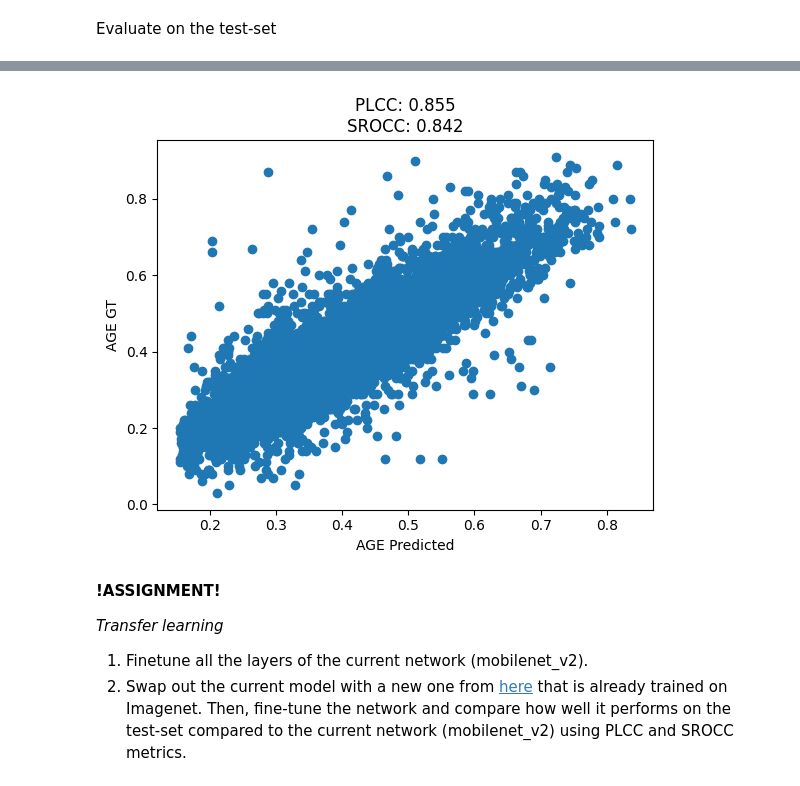
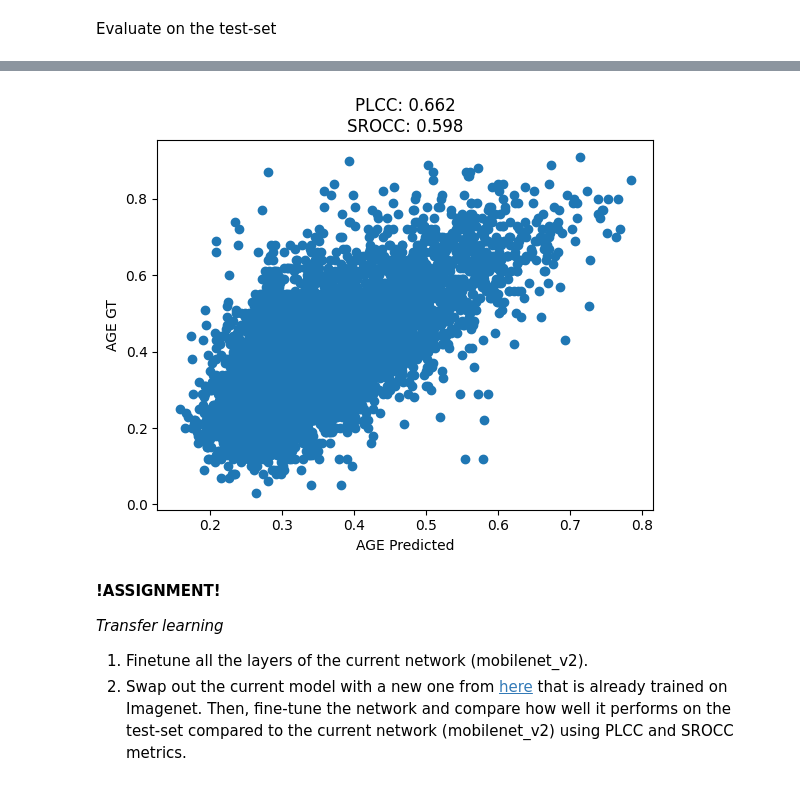
Before and after one commit to andypalmi/unimib, a Jupyter notebook: Supervised/00_exercises/lab_06/lab_06_CNN_transfer_learning_all.ipynb, the cells around one changed output, grey strips where cells are left out. Cells and saved outputs as stored; diff of their text form; code cells hidden in the pictures.

Commit message:
lab06 all models trained

```diff
--- a/Supervised/00_exercises/lab_06/lab_06_CNN_transfer_learning_all.ipynb
+++ b/Supervised/00_exercises/lab_06/lab_06_CNN_transfer_learning_all.ipynb
@@ -646,6 +646,22 @@ Evaluate on the test-set
 running_loss = []  # List to store test loss for each batch
 gt_labels = []  # List to store ground truth labels (predicted age)
 pr_labels = []  # List to store predicted labels (model output)
+
+net = torchvision.models.mobilenet_v2(weights='IMAGENET1K_V1')  # Load pre-trained weights
+num_ftrs = net.classifier[1].in_features  # Get the number of input features for the last layer
+net.classifier = nn.Sequential(
+    nn.Linear(num_ftrs, 512),  # First linear layer with 512 units
+    nn.ReLU(),  # GELU activation function
+    nn.Linear(512, 32),  # Second linear layer with 32 units
+    nn.GELU(),  # GELU activation function
+    nn.Linear(32, 1)   # Output layer with 1 unit (for age prediction)
+)
+
+# Load the checkpoint
+net.load_state_dict(torch.load('models/MobileNetV2_only_fc_unfrozen_epoch_9.pth'))
+
+print(net.__class__.__name__)
+net.to(device)
 
 net.eval()  # Set the model to evaluation mode (deactivates dropout and other training behaviors)
 
@@ -683,4 +700,4 @@ Test loss: 0.049840     PLCC: 0.855     SROCC: 0.842
-[figure, old version]
+[figure, new version]
 # %% [markdown]
 **!ASSIGNMENT!**
 
```
Also changed, not shown: parts of 2 cells of this notebook, 6 other files.
